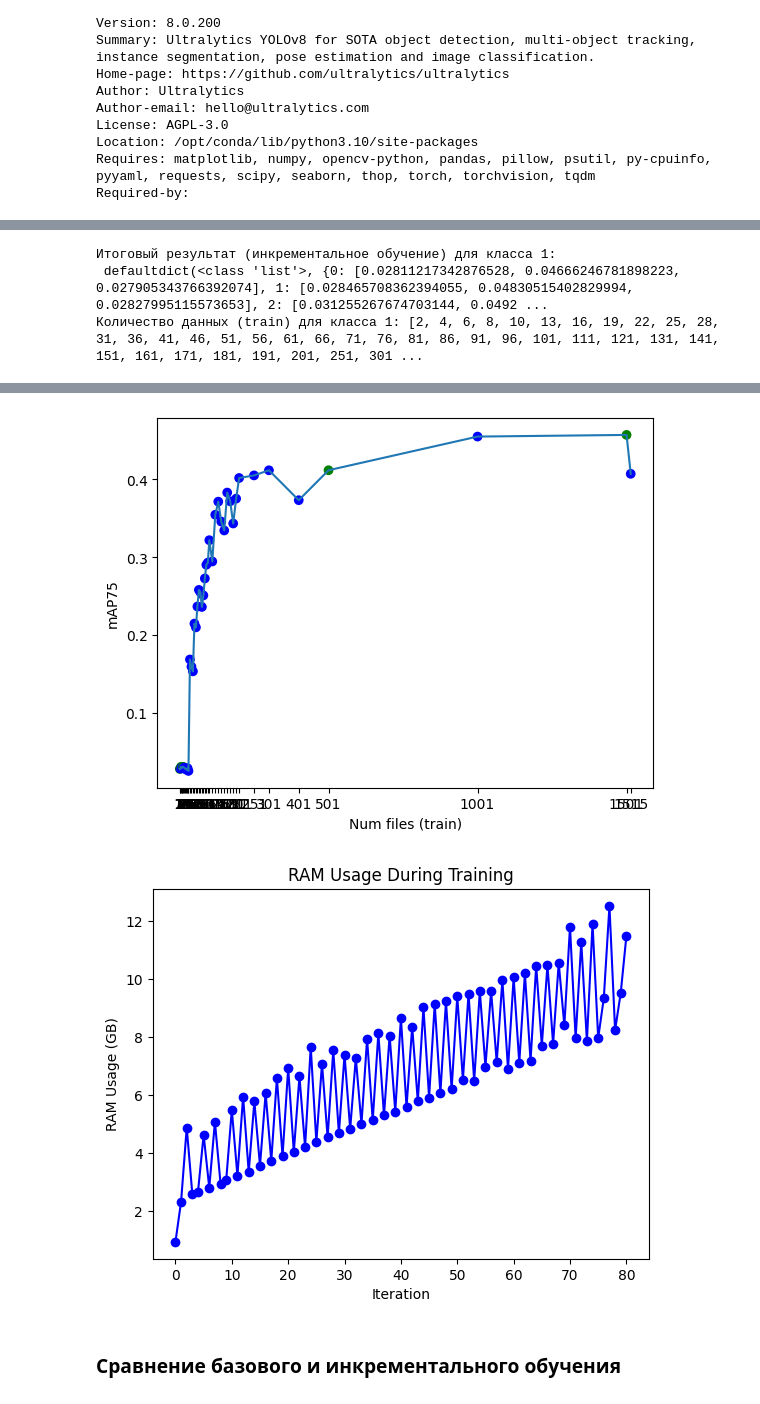
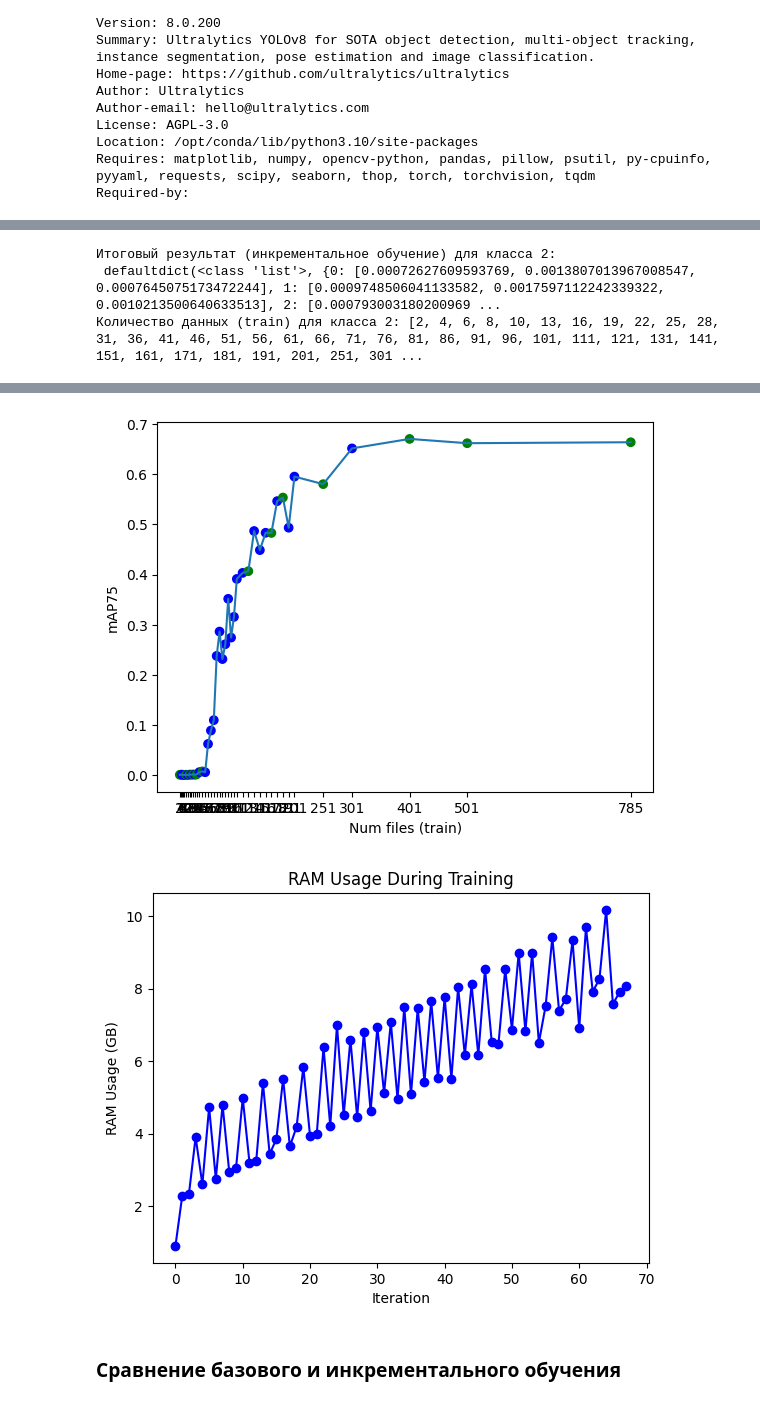
Before and after one commit to CTLab-ITMO/PTS-SP, a Jupyter notebook: yolov8.ipynb, the cells around one changed output, grey strips where cells are left out. Cells and saved outputs as stored; diff of their text form; code cells hidden in the pictures.

Commit message:
Kaggle Notebook | yolov8 | Version 118

```diff
--- a/yolov8.ipynb
+++ b/yolov8.ipynb
@@ -813,7 +815,7 @@ class YoloModel:
 locale.getpreferredencoding = lambda: "UTF-8"
 
 PATH_TO_MODEL = "/kaggle/working/yolov8m-seg.pt"
-PATH_TO_YAML = "/kaggle/working/dataset/isaid_class_1/data.yaml"
+PATH_TO_YAML = "/kaggle/working/dataset/result_dataset/data.yaml"
 TRAIN_PERC = 0.8
 TEST_PERC = 0.1
 VAL_PERC = 0.1
@@ -836,7 +838,7 @@ exp_inc = YoloModel(PATH_TO_MODEL, PATH_TO_YAML, TRAIN_PERC, TEST_PERC, VAL_PERC
 # exp_inc.increm_learning(KEEP_PERC, ITERS, PIECE_PERC, FIB_FLAG, PREV_NUM, THRESHOLD)
 # exp_inc.plot_ram_usage()
 
-exp_inc.increm_learning_one_class('1', KEEP_PERC, ITERS, PIECE_PERC, FIB_FLAG, PREV_NUM, THRESHOLD)
+exp_inc.increm_learning_one_class('2', KEEP_PERC, ITERS, PIECE_PERC, FIB_FLAG, PREV_NUM, THRESHOLD)
 exp_inc.plot_ram_usage()
 # %% [output]
 Кол-во пустых файлов - 0
@@ -876,3 +878,3 @@ val: Scanning /kaggle/working/da
-Итоговый результат (инкрементальное обучение) для класса 1:
- defaultdict(<class 'list'>, {0: [0.02811217342876528, 0.04666246781898223, 0.027905343766392074], 1: [0.028465708362394055, 0.04830515402829994, 0.02827995115573653], 2: [0.031255267674703144, 0.0492 ...
-Количество данных (train) для класса 1: [2, 4, 6, 8, 10, 13, 16, 19, 22, 25, 28, 31, 36, 41, 46, 51, 56, 61, 66, 71, 76, 81, 86, 91, 96, 101, 111, 121, 131, 141, 151, 161, 171, 181, 191, 201, 251, 301 ...
+Итоговый результат (инкрементальное обучение) для класса 2:
+ defaultdict(<class 'list'>, {0: [0.00072627609593769, 0.0013807013967008547, 0.0007645075173472244], 1: [0.0009748506041133582, 0.0017597112242339322, 0.0010213500640633513], 2: [0.000793003180200969 ...
+Количество данных (train) для класса 2: [2, 4, 6, 8, 10, 13, 16, 19, 22, 25, 28, 31, 36, 41, 46, 51, 56, 61, 66, 71, 76, 81, 86, 91, 96, 101, 111, 121, 131, 141, 151, 161, 171, 181, 191, 201, 251, 301 ...
@@ -881,5 +883,5 @@ val: Scanning /kaggle/working/da
-[figure, old version]
+[figure, new version]
-[figure, old version]
+[figure, new version]
 # %% [markdown]
 ### Сравнение базового и инкрементального обучения
 # %% [markdown]
```
Also changed, not shown: parts of 5 cells of this notebook.
